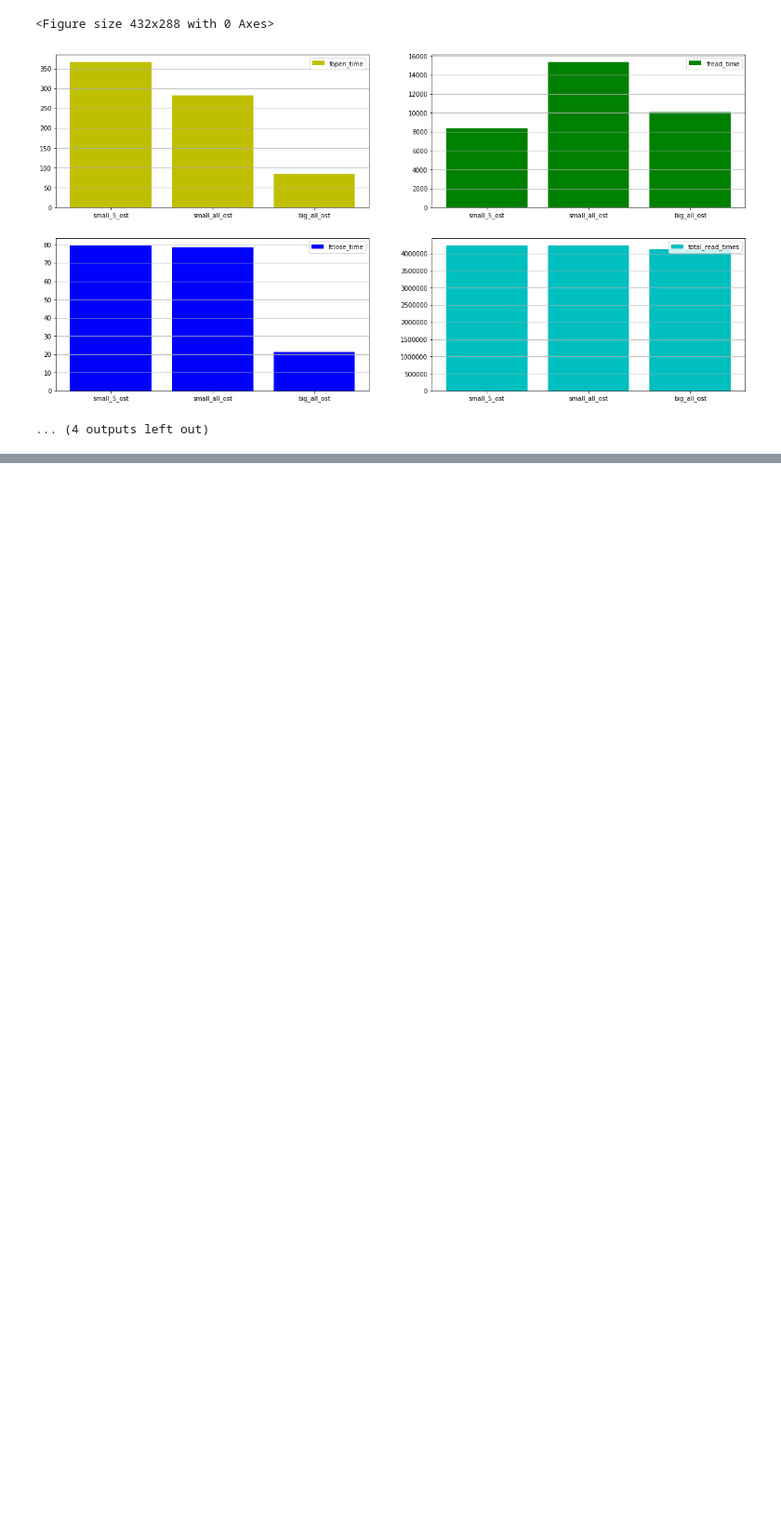
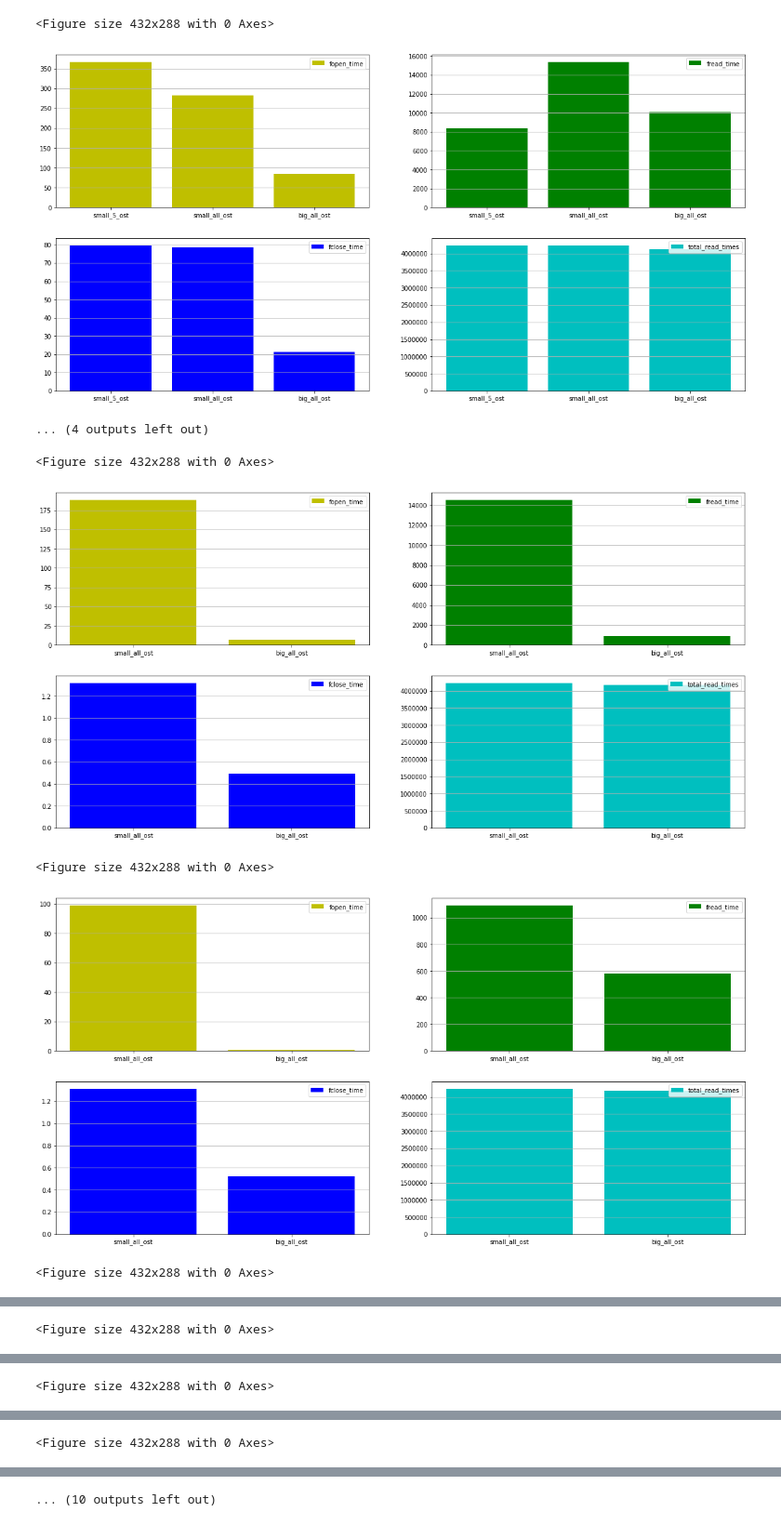
Before and after one commit to liuyuanlai/DTNSpeedTest, a Jupyter notebook: jupyter/parse_mpi_fread_result.ipynb, the cells around one changed output, grey strips where cells are left out. Shown at 93% size. Drawn from its saved outputs; the diff is of its cells as text; code cells hidden in the pictures; blank space fills up the shorter version.

```diff
--- a/jupyter/parse_mpi_fread_result.ipynb
+++ b/jupyter/parse_mpi_fread_result.ipynb
@@ -252,8 +252,9 @@ plt.show()
 [figure]
 # %%
 def np_plot(fot_s, frt_s, fct_s, trt_s, title):
-    label = ["small_5_ost", "small_all_ost", "big_all_ost"]
-    x = [i for i in range(3)]
+    #label = ["small_5_ost", "small_all_ost", "big_all_ost"]
+    label = ["small_all_ost", "big_all_ost"]
+    x = [i for i in range(2)]
     plt.suptitle(title)
     plt.figure(figsize = (20, 10))
 
@@ -294,7 +295,7 @@ def parse_mpi_fread_result_vary_np(file, nps):
             count += 1
             tet, fot, frt, fct, trs, trt = [], [], [], [], [], []
             elapsed_time = [0] * 3
-            for data in range(3):
+            for data in range(2):
                 line = f.readline()
                 line = ''.join(c for c in line if c.isdigit())
                 elapsed_time[data] = int(line)
@@ -303,7 +304,8 @@ def parse_mpi_fread_result_vary_np(file, nps):
                     try:
                         line = f.readline()
                         count += 1
-                        idx = int(line[21:23]) - 1
+                        #idx = int(line[21:23]) - 1
+                        idx = int(line[25:27]) - 1
                         #print(idx)
                         line = f.readline();
                         count += 1
@@ -359,12 +361,12 @@ def parse_mpi_fread_result_vary_np(file, nps):
             trt_s = [sum(i) for i in trt]
             np_plot(fot_s, frt_s, fct_s, trt_s, str(np))
     print(elapsed_time_np)
-    s5o_elepased_time_np = [l[0] for l in elapsed_time_np]
-    sao_elepased_time_np = [l[1] for l in elapsed_time_np]
-    bao_elepased_time_np = [l[2] for l in elapsed_time_np]
+    #s5o_elepased_time_np = [l[0] for l in elapsed_time_np]
+    sao_elepased_time_np = [l[0] for l in elapsed_time_np]
+    bao_elepased_time_np = [l[1] for l in elapsed_time_np]
     plt.figure(figsize = (20, 10))
     ax = plt.subplot(111)
-    plt.plot(nps, s5o_elepased_time_np, color = "r", label = "s5o_elapsed_time")
+    #plt.plot(nps, s5o_elepased_time_np, color = "r", label = "s5o_elapsed_time")
     plt.plot(nps, sao_elepased_time_np, color = "b", label = "sao_elapsed_time")
     plt.plot(nps, bao_elepased_time_np, color = "g", label = "bao_elapsed_time")
     plt.xticks(nps)
@@ -440,3 +442,12 @@ parse_mpi_fread_result_vary_np(file, [10, 20, 40, 60, 80, 100, 200])
 <Figure size 432x288 with 0 Axes>
 [figure]
 ... (4 outputs left out)
+# %%
+file = "/global/homes/y/yuanlai/workspace/DTNSpeedTest/mpi_fread_test/mira/mira_vary_np_test1.txt"
+parse_mpi_fread_result_vary_np(file, [12, 24, 48, 72, 96, 120, 240, 480, 720, 960])
+# %% [output]
+<Figure size 432x288 with 0 Axes>
+[figure, added]
+<Figure size 432x288 with 0 Axes>
+[figure, added]
+<Figure size 432x288 with 0 Axes>
@@ -442,0 +455 @@ parse_mpi_fread_result_vary_np(file, [10, 20, 40, 60, 80, 100, 200])
+<Figure size 432x288 with 0 Axes>
@@ -442,0 +457 @@ parse_mpi_fread_result_vary_np(file, [10, 20, 40, 60, 80, 100, 200])
+<Figure size 432x288 with 0 Axes>
@@ -442,0 +459 @@ parse_mpi_fread_result_vary_np(file, [10, 20, 40, 60, 80, 100, 200])
+<Figure size 432x288 with 0 Axes>
@@ -442,0 +461 @@ parse_mpi_fread_result_vary_np(file, [10, 20, 40, 60, 80, 100, 200])
+... (10 outputs left out)
```
Also changed, not shown: parts of 1 cell of this notebook, 2 other files.
